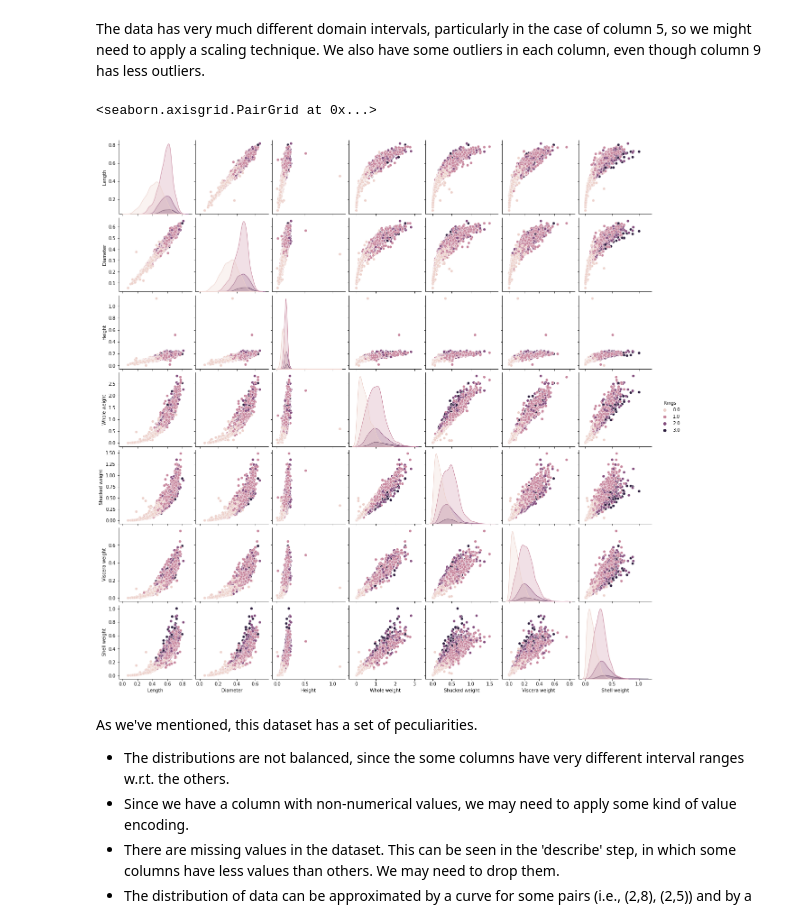
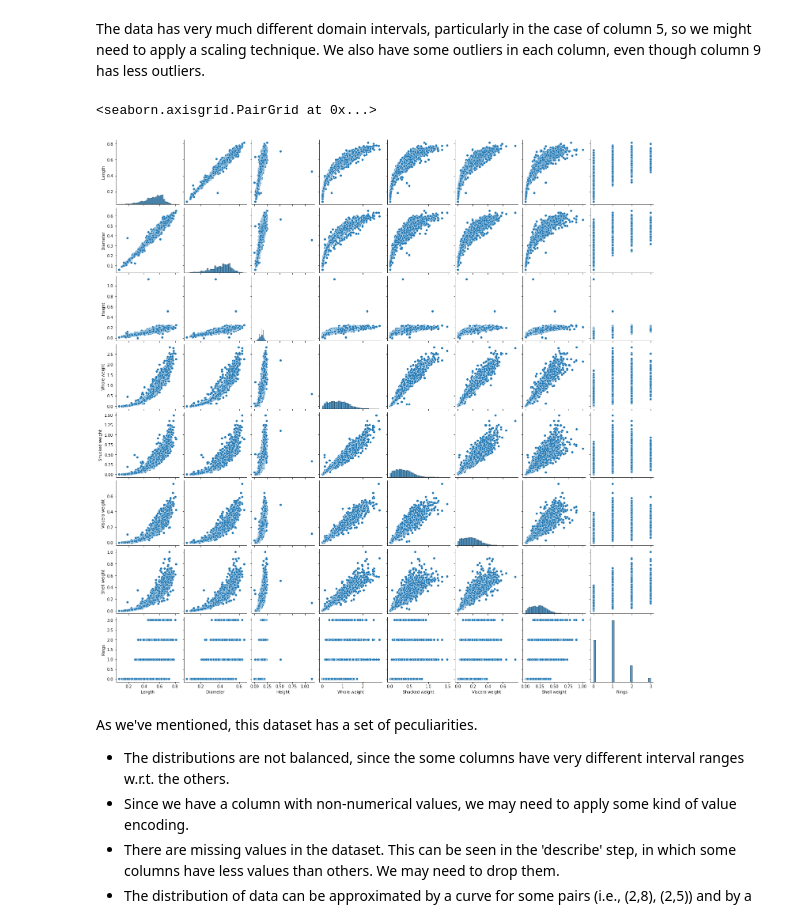
Before and after one commit to AngeloGalav/MachineLearningNotes, a Jupyter notebook: Exams/2023/2023-01-09/angelo.galavotti.ipynb, the cells around one changed output. Saved outputs shown, nothing was run; the diff lists cells and outputs as text; code cells hidden in the pictures.

```diff
--- a/Exams/2023/2023-01-09/angelo.galavotti.ipynb
+++ b/Exams/2023/2023-01-09/angelo.galavotti.ipynb
@@ -48,10 +48,10 @@ df.boxplot(figsize=(10,10))
 The data has very much different domain intervals, particularly in the case of column 5, so we might need to apply a scaling technique.
 We also have some outliers in each column, even though column 9 has less outliers.
 # %%
-sns.pairplot(df, hue=target)
+sns.pairplot(df)
 # %% [output]
 <seaborn.axisgrid.PairGrid at 0x...>
-[figure, old version]
+[figure, new version]
 # %% [markdown]
 As we've mentioned, this dataset has a set of peculiarities.
 - The distributions are not balanced, since the some columns have very different interval ranges w.r.t. the others.
```
Also changed, not shown: parts of 7 cells of this notebook, 6 other files.
